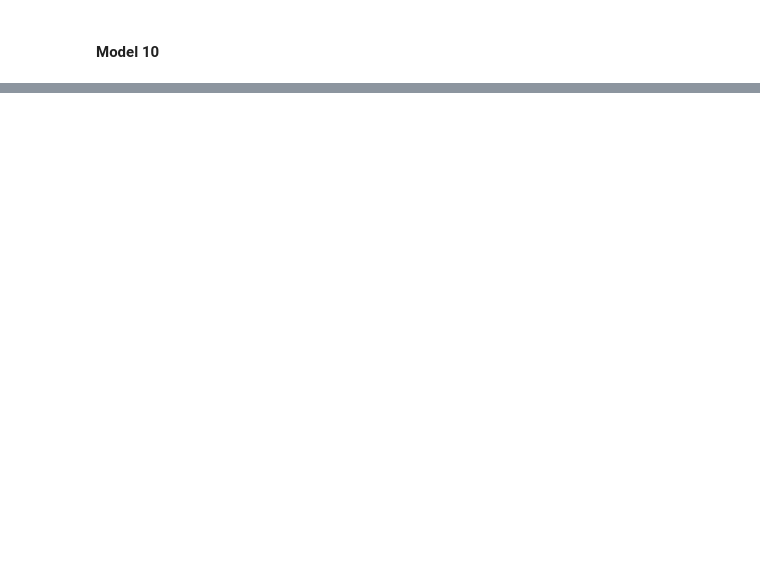
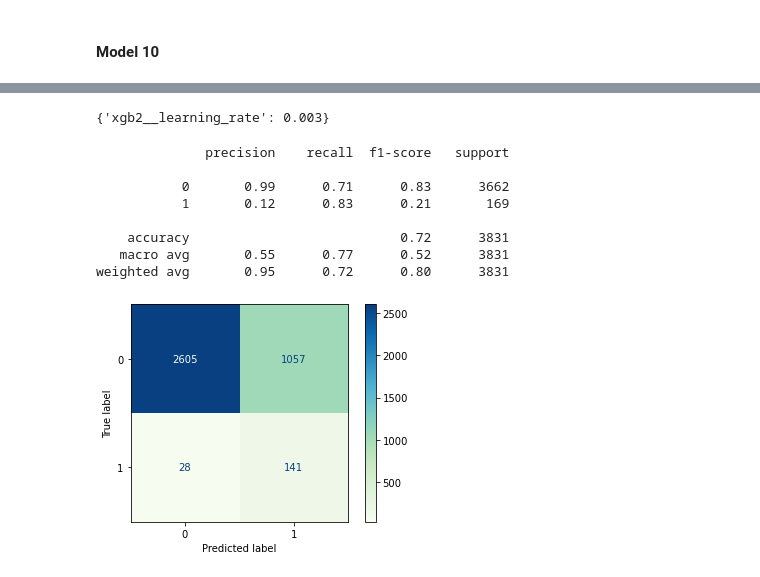
Before and after one commit to jasonarikupurathu/stroke-predictions, a Jupyter notebook: Analysis-Notebook.ipynb, the cells around one changed output, grey strips where cells are left out. Drawn from its saved outputs; the diff is of its cells as text; code cells hidden in the pictures; blank space fills up the shorter version.

```diff
--- a/Analysis-Notebook.ipynb
+++ b/Analysis-Notebook.ipynb
@@ -699,0 +383,16 @@ weighted avg       0.90      0.93      0.91      1278
+# %%
+steps = [('trans', trans),
+         ('sm', SMOTE()),
+         ('xgb2',xgboost.XGBClassifier(n_jobs = -1,
+                                      max_depth = 2,))]
+
+
+xgb_pipe2 = imbpipeline(steps=steps)
+
+params = {
+    'xgb2__learning_rate': [.001,.002,.003,.004,.005,.006,.007,.008,.009]
+}
+
+cv_xgb2 = GridSearchCV(xgb_pipe2, param_grid=params, scoring='recall', verbose = True)
+# %%
+cv_xgb2.fit(X_train, y_train)
@@ -699,0 +420,16 @@ weighted avg       0.90      0.93      0.91      1278
+# %%
+cv_xgb2.best_params_
+# %% [output]
+{'xgb2__learning_rate': 0.003}
+# %%
+evaluation_report(cv_xgb2, X_train, y_train)
+# %% [output]
+              precision    recall  f1-score   support
+
+           0       0.99      0.71      0.83      3662
+           1       0.12      0.83      0.21       169
+
+    accuracy                           0.72      3831
+   macro avg       0.55      0.77      0.52      3831
+weighted avg       0.95      0.72      0.80      3831
+[figure, added]
```
Also changed, not shown: parts of 45 cells of this notebook, 2 other files.
